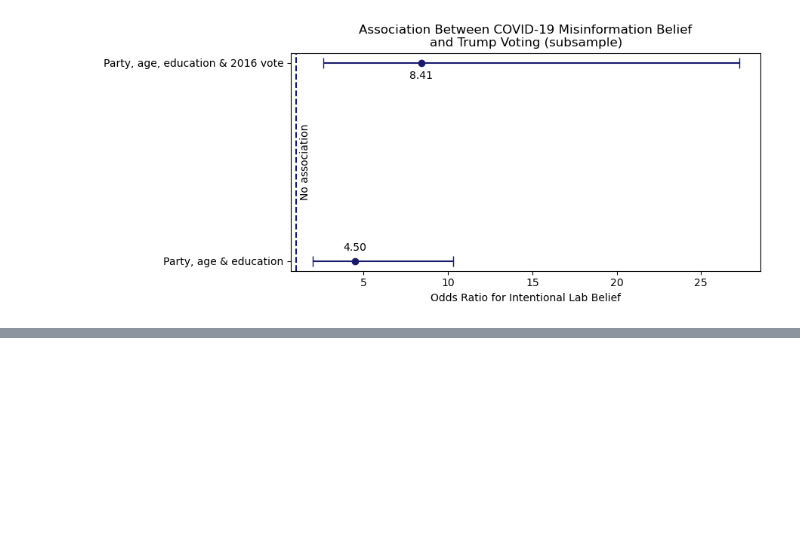
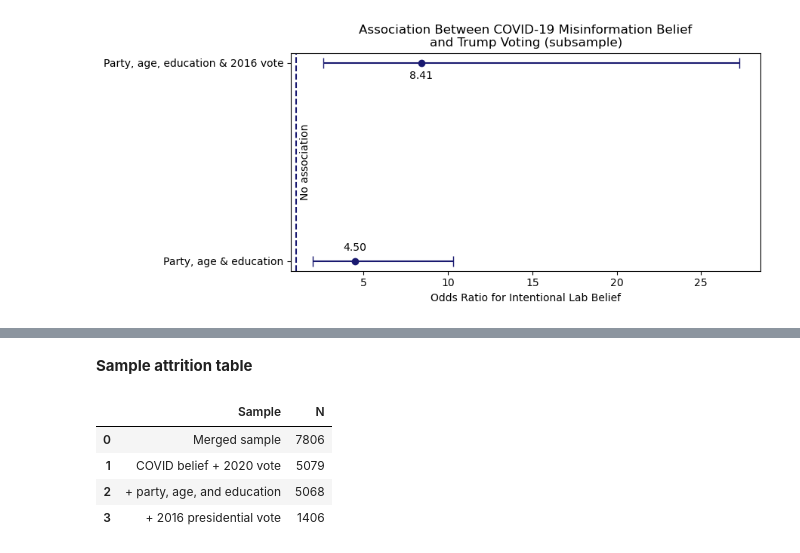
Before and after one commit to ameliabrooks28/QSS20_Project, a Jupyter notebook: code/03_regression.ipynb, the cells around one changed output, grey strips where cells are left out. Drawn from its saved outputs; the diff is of its cells as text; code cells hidden in the pictures; blank space fills up the shorter version.

```diff
--- a/code/03_regression.ipynb
+++ b/code/03_regression.ipynb
@@ -499,0 +555,18 @@ plt.show()
+# %% [markdown]
+**Sample attrition table**
+# %%
+# observations lost in each model
+sample_flow = pd.DataFrame({"Sample": ["Merged sample",
+                                       "COVID belief + 2020 vote",
+                                       "+ party, age, and education",
+                                       "+ 2016 presidential vote"],
+                            "N": [len(df), len(df[["trump_vote", "covid_misinfo_belief"]].dropna()), len(reg3), len(reg4)]})
+
+sample_flow
+# 7,806 -> 5,079 -> 5,068 -> 1,406
+# %% [output]
+|  | Sample | N |
+| 0 | Merged sample | 7806 |
+| 1 | COVID belief + 2020 vote | 5079 |
+| 2 | + party, age, and education | 5068 |
+| 3 | + 2016 presidential vote | 1406 |
```
Also changed, not shown: parts of 6 cells of this notebook, 3 other files.
